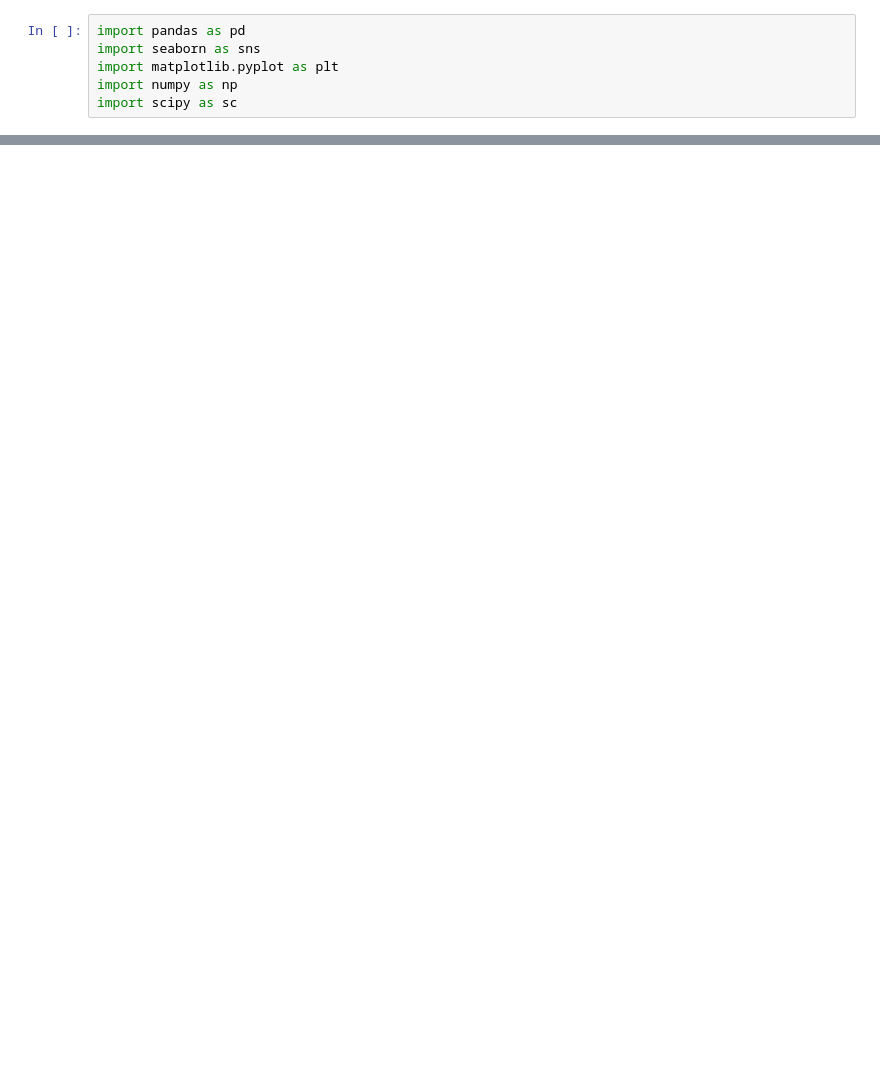
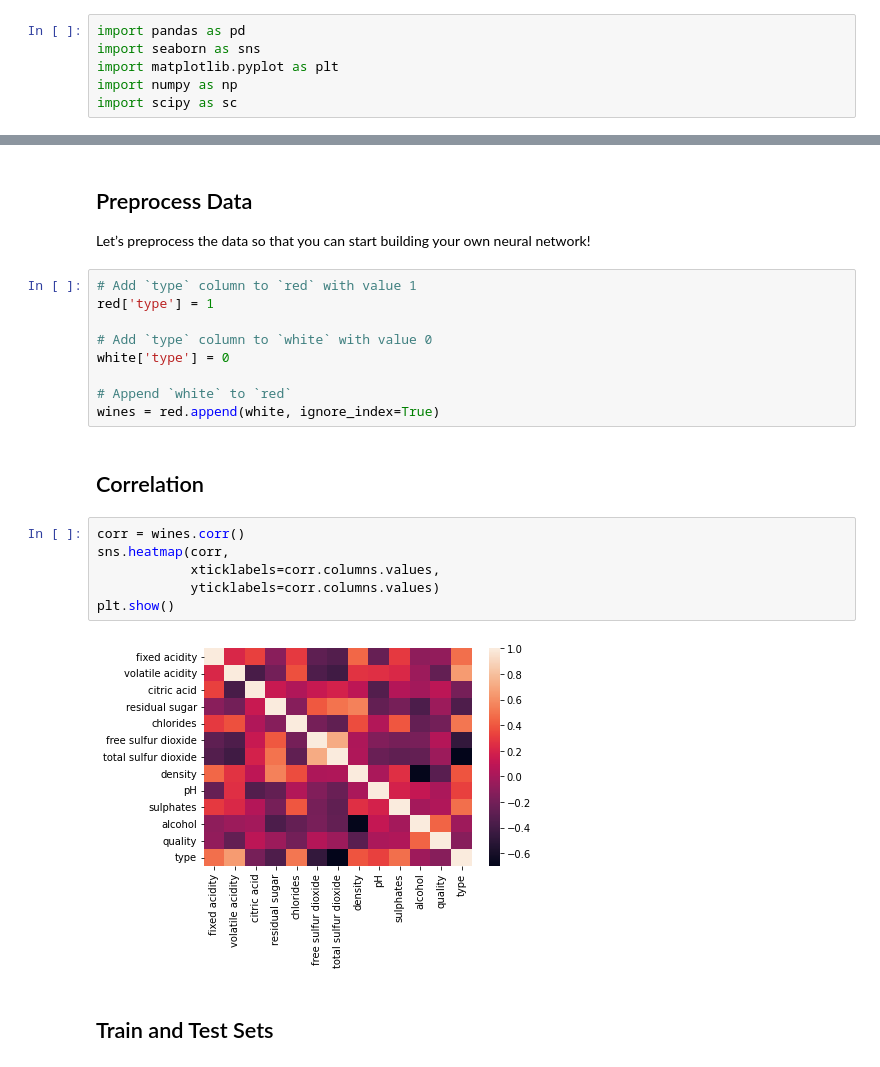
Before and after one commit to claupereirajr/datascience_study, a Jupyter notebook: aula12/Test-23082021.ipynb, the cells around one changed output, grey strips where cells are left out. Drawn from its saved outputs; the diff is of its cells as text; blank space fills up the shorter version.

```diff
--- a/aula12/Test-23082021.ipynb
+++ b/aula12/Test-23082021.ipynb
@@ -29,0 +147,24 @@ True
+# %% [markdown]
+## Preprocess Data
+Let’s preprocess the data so that you can start building your own neural network!
+# %%
+# Add `type` column to `red` with value 1
+red['type'] = 1
+
+# Add `type` column to `white` with value 0
+white['type'] = 0
+
+# Append `white` to `red`
+wines = red.append(white, ignore_index=True)
+# %% [markdown]
+## Correlation
+# %%
+corr = wines.corr()
+sns.heatmap(corr,
+            xticklabels=corr.columns.values,
+            yticklabels=corr.columns.values)
+plt.show()
+# %% [output]
+[figure, added]
+# %% [markdown]
+## Train and Test Sets
```
Also changed, not shown: parts of 21 cells of this notebook, 1 other file.
